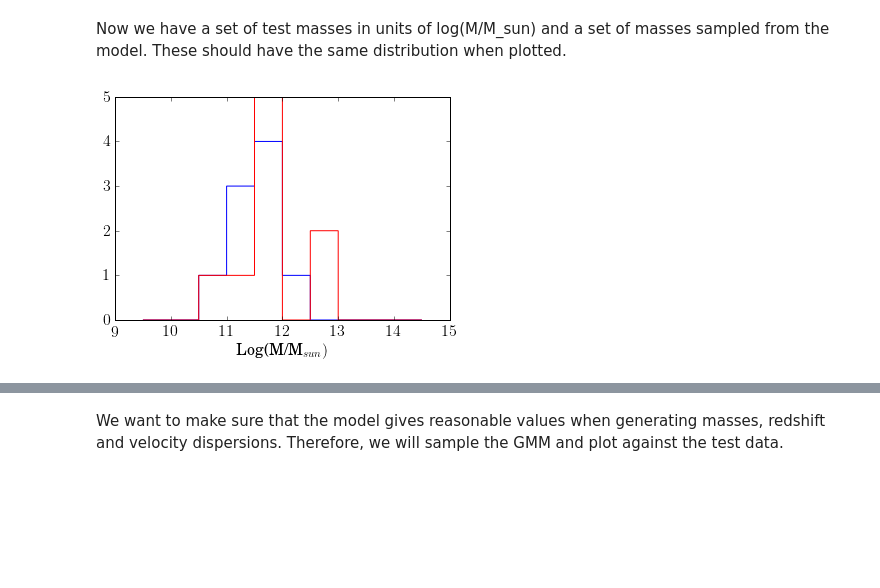
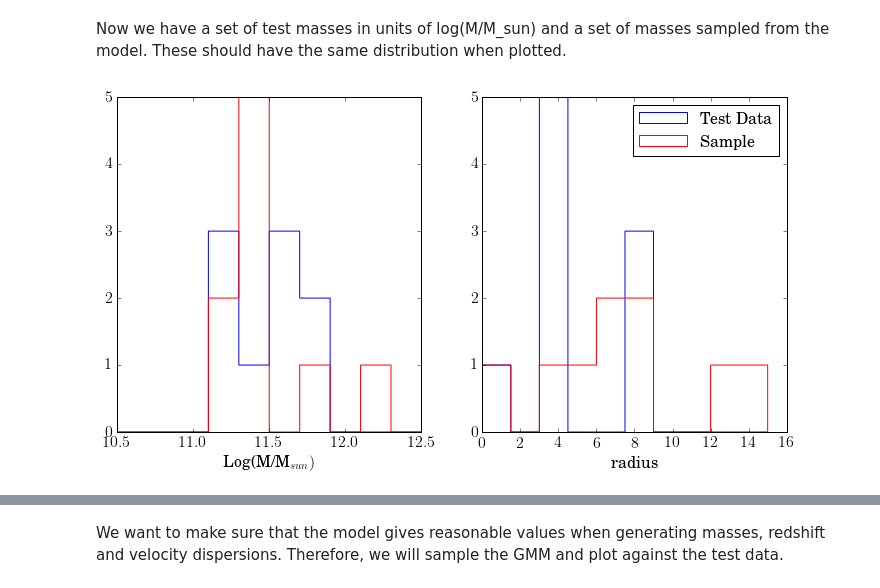
Before and after one commit to LSSTDESC/Twinkles, a Jupyter notebook: examples/notebooks/MatchingLensGalaxies.ipynb, the cells around one changed output, grey strips where cells are left out. Saved outputs shown, nothing was run; the diff lists cells and outputs as text; code cells hidden in the pictures; blank space fills up the shorter version.

```diff
--- a/examples/notebooks/MatchingLensGalaxies.ipynb
+++ b/examples/notebooks/MatchingLensGalaxies.ipynb
@@ -220,16 +220,23 @@ With that ready to go, we now use it to get estimates on the stellar mass of our
 # %%
 # Get actual masses from dataset, for comparison:
 log_m_test = X_test[:,3]
+r_test = X_test[:,2]
 
 # Predict a mass for each galaxy:
 np.random.seed(0)
-cond_indices = np.array([0,1,2])
+cond_indices = np.array([0,1])
 sample_log_m = np.array([])
+sample_r = np.array([])
 
 model_file='demo_model.fit'
 
 for x, xerr in zip(X_test, Xerr_test):
-    log_m = get_log_m(cond_indices, 3, x[cond_indices], model_file, Xerr=xerr)
+    log_m = get_log_m(cond_indices, 3, x[cond_indices], model_file)#, Xerr=xerr)
     sample_log_m = np.append(sample_log_m,log_m)
     print x[3], log_m
+
+for x, xerr in zip(X_test, Xerr_test):
+    r_cond = get_log_m(cond_indices, 2, x[cond_indices], model_file)#, Xerr=xerr)
+    sample_r = np.append(sample_r,r_cond)
+    print x[2], r_cond
 # %% [output]
@@ -245,9 +261,18 @@ for x, xerr in zip(X_test, Xerr_test):
 # %% [markdown]
 Now we have a set of test masses in units of log(M/M_sun) and a set of masses sampled from the model. These should have the same distribution when plotted.
 # %%
-plt.hist(log_m_test, 10, range=(9.5, 14.5), histtype='step')
-plt.hist(sample_log_m, 10, range=(9.5, 14.5), color ='r', histtype='step')
+fig = plt.figure(figsize=(12,6))
+
+fig.add_subplot(121)
+plt.hist(log_m_test, 10, range=(10.5, 12.5), histtype='step')
+plt.hist(sample_log_m, 10, range=(10.5, 12.5), color ='r', histtype='step')
 plt.xlabel('Log(M/M_{sun})')
+
+fig.add_subplot(122)
+plt.hist(r_test, 10, range=(0, 15), histtype='step')
+plt.hist(sample_r, 10, range=(0, 15), color ='r', histtype='step')
+plt.xlabel('radius')
+plt.legend(('Test Data', 'Sample'))
 plt.show()
 # %% [output]
-[figure, old version]
+[figure, new version]
```
Also changed, not shown: parts of 40 cells of this notebook.
